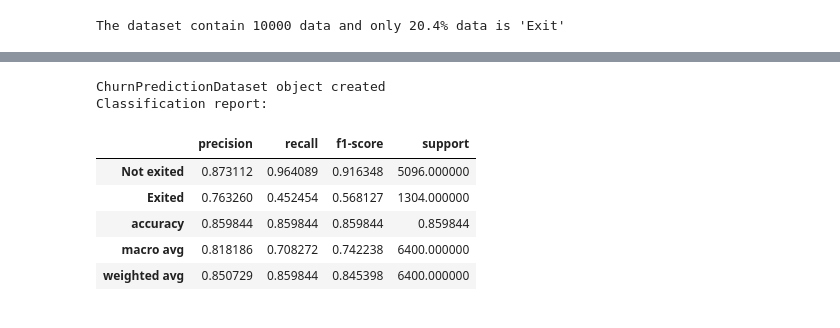
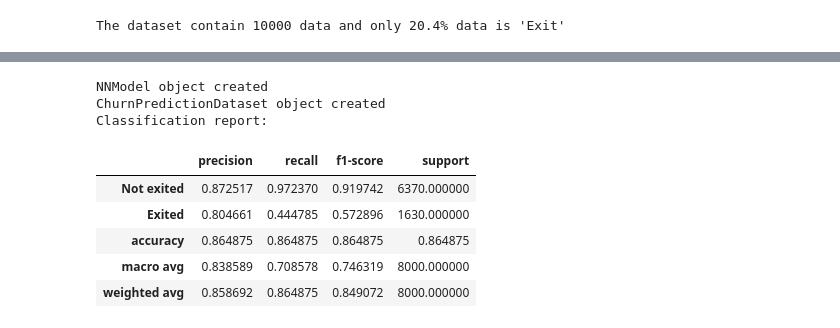
Before and after one commit to Auyin111/churn-prediction, a Jupyter notebook: churn prediction.ipynb, the cells around one changed output, grey strips where cells are left out. Drawn from its saved outputs; the diff is of its cells as text; code cells hidden in the pictures.

```diff
--- a/churn prediction.ipynb
+++ b/churn prediction.ipynb
@@ -93,12 +93,13 @@ Classification report:
 # %%
-churn_prediction.test_model(dataset = 'train_set')
-churn_prediction.show_classification_report(dataset = 'train_set')
+churn_prediction.test_model(dataset = 'train_valid_set')
+churn_prediction.show_classification_report(dataset = 'train_valid_set')
 # %% [output]
+NNModel object created
 ChurnPredictionDataset object created
 Classification report:
 |  | precision | recall | f1-score | support |
-| Not exited | 0.873112 | 0.964089 | 0.916348 | 5096.000000 |
-| Exited | 0.763260 | 0.452454 | 0.568127 | 1304.000000 |
-| accuracy | 0.859844 | 0.859844 | 0.859844 | 0.859844 |
-| macro avg | 0.818186 | 0.708272 | 0.742238 | 6400.000000 |
-| weighted avg | 0.850729 | 0.859844 | 0.845398 | 6400.000000 |
+| Not exited | 0.872517 | 0.972370 | 0.919742 | 6370.000000 |
+| Exited | 0.804661 | 0.444785 | 0.572896 | 1630.000000 |
+| accuracy | 0.864875 | 0.864875 | 0.864875 | 0.864875 |
+| macro avg | 0.838589 | 0.708578 | 0.746319 | 8000.000000 |
+| weighted avg | 0.858692 | 0.864875 | 0.849072 | 8000.000000 |
```
Also changed, not shown: parts of 23 cells of this notebook, 11 other files.
